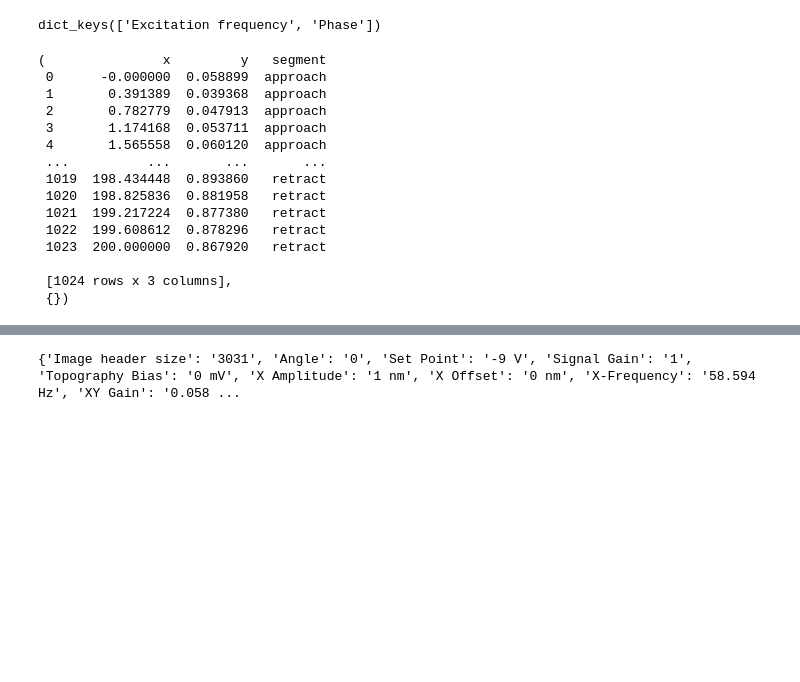
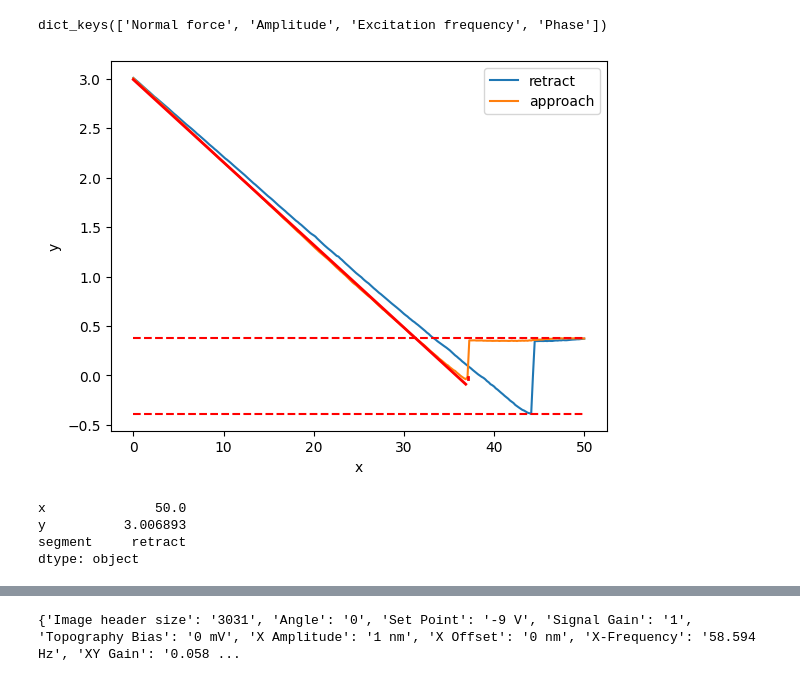
Before and after one commit to PranavSudersan/AFM-Dashboard, a Jupyter notebook: Calibrator.ipynb, the cells around one changed output, grey strips where cells are left out. Drawn from its saved outputs; the diff is of its cells as text; code cells hidden in the pictures; blank space fills up the shorter version.

```diff
--- a/Calibrator.ipynb
+++ b/Calibrator.ipynb
@@ -347,15 +116,15 @@ def wsxm_getspectro2(data, channel, curv_num):
     data_fd_dict = data[channel]['Curves'][curv_num]['data']
     data_fd = pd.DataFrame.from_dict(data_fd_dict) #for plotting
     spectro_data = {} #for function analysis
-    for t in data_fd['segment'].unique():
+    for t in data_fd['segment'].unique(): #convert dataframe to standard structure of data dictionary for spectroscopy
         spectro_data[t] = {'x': data_fd[data_fd['segment']==t]['x'].to_numpy(),
                            'y': data_fd[data_fd['segment']==t]['y'].to_numpy()}
     data_dict_param = {}
     params = FUNC_DICT[channel].keys()
     for param in params:
-        if channel == FUNC_DICT[param]['channel']:
-            kwargs = FUNC_DICT[param]['kwargs']
-            _, data_dict_param[param] = FUNC_DICT[param]['function'](spectro_data, **kwargs)
+        # if channel == FUNC_DICT[param]['channel']:
+        kwargs = FUNC_DICT[channel][param]['kwargs']
+        _, data_dict_param[param] = FUNC_DICT[channel][param]['function'](spectro_data, **kwargs)
 
     return data_fd, data_dict_param
 
@@ -398,22 +159,33 @@ data_dict = wsxm_readforcevol(filepath) #complete force volume data with all cha
 # %%
-filepath = 'data/interdigThiols_tipSi3nN_b_0023_Excitation frequency.f.curves'
-test_data = wsxm_readcurves(filepath)
+#filepath = 'data/interdigThiols_tipSi3nN_b_0023_Excitation frequency.f.curves'
+filepath = 'data/interdigThiolsHeated_tipNweSi3nN_a_0031_Excitation frequency.f.stp'
+test_data = wsxm_readstp(filepath)
 print(test_data.keys())
-calc_curve_prop(test_data, 'Excitation frequency', 1)
+test_chan = 'Normal force' #'Normal force', 'Amplitude', 'Excitation frequency', 'Phase'
+# print(test_data[test_chan]['Curves'][1]['data'].keys())
+test_spectro, test_param = wsxm_getspectro2(test_data, test_chan, 1)
+# print(test_param)
+fig, ax = plt.subplots()
+sns.lineplot(data=test_spectro, x="x", y="y", hue="segment", ax=ax)
+handles, labels = ax.get_legend_handles_labels()
+ax.legend(handles=handles, labels=labels) #remove legend title
+#show calculations in plot for checking
+plt.hlines(test_param['Adhesion']['zero'], test_spectro['x'].min(),
+           test_spectro['x'].max(), linestyles='dashed', colors='r')
+plt.hlines(test_param['Adhesion']['min'], test_spectro['x'].min(),
+           test_spectro['x'].max(), linestyles='dashed', colors='r')
+plt.plot(test_param['Snap-in distance']['x'], test_param['Snap-in distance']['y'],
+         'r', linestyle='solid',linewidth=2)
+plt.plot(test_param['Stiffness']['x'], test_param['Stiffness']['y'],
+         'r', linestyle='solid',linewidth=2)
+
+plt.show()
+# test_data[test_chan]['Curves'][1]['data']['segment']
+print(test_spectro.max())
 # %% [output]
-dict_keys(['Excitation frequency', 'Phase'])
+dict_keys(['Normal force', 'Amplitude', 'Excitation frequency', 'Phase'])
+[figure, added]
-(               x         y   segment
- 0      -0.000000  0.058899  approach
- 1       0.391389  0.039368  approach
- 2       0.782779  0.047913  approach
- 3       1.174168  0.053711  approach
- 4       1.565558  0.060120  approach
- ...          ...       ...       ...
- 1019  198.434448  0.893860   retract
- 1020  198.825836  0.881958   retract
- 1021  199.217224  0.877380   retract
- 1022  199.608612  0.878296   retract
- 1023  200.000000  0.867920   retract
-
- [1024 rows x 3 columns],
- {})
+x              50.0
+y          3.006893
+segment     retract
+dtype: object
```
Also changed, not shown: parts of 6 cells of this notebook, 1 other file.
